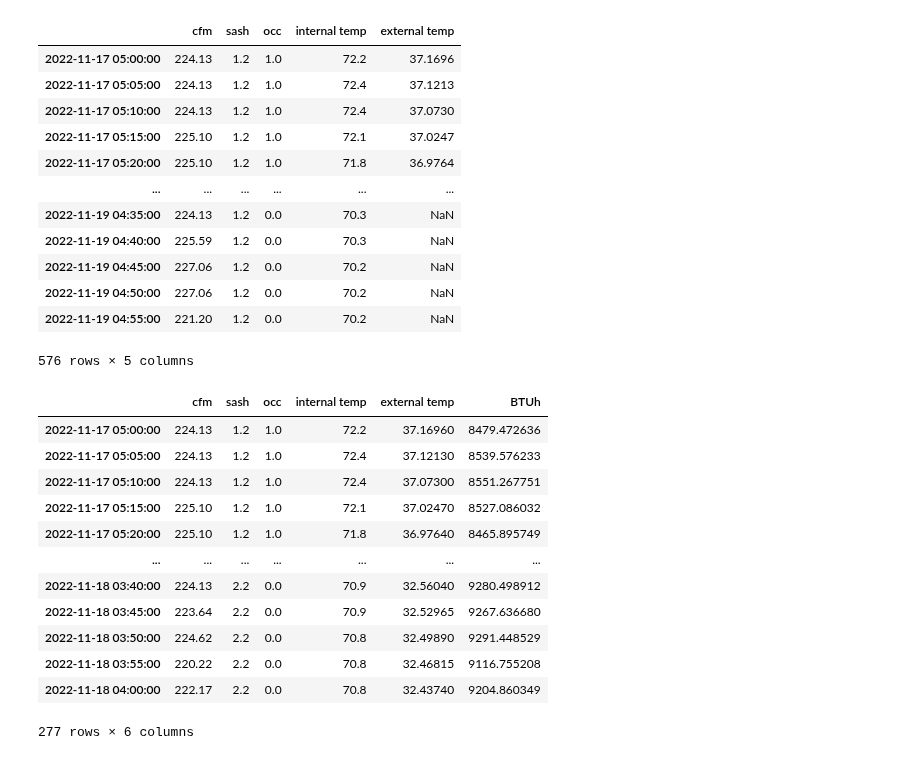
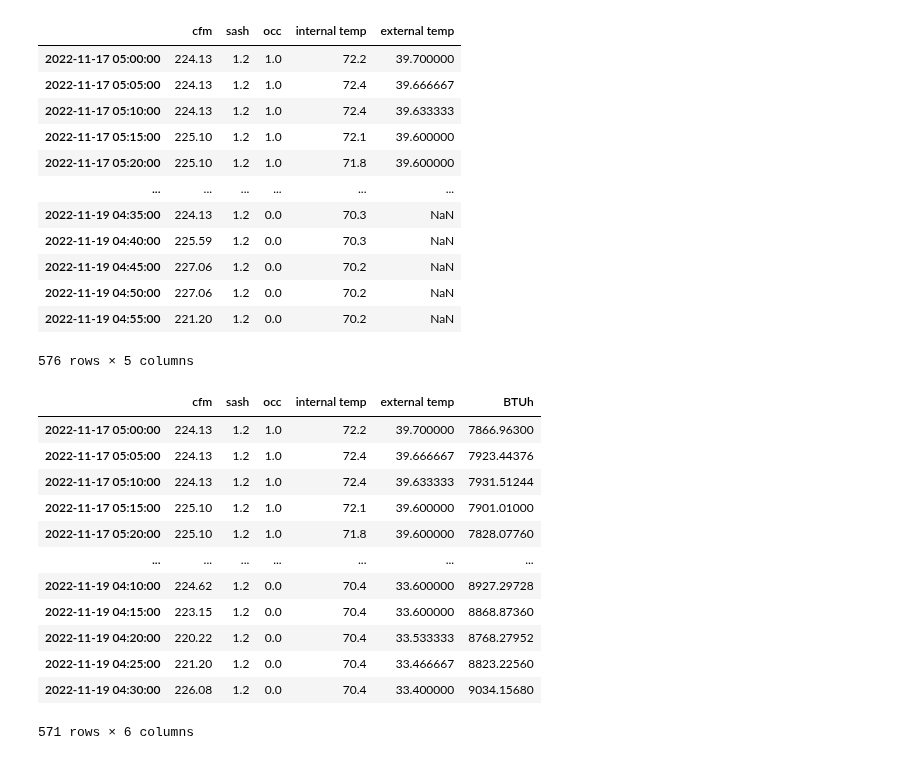
Before and after one commit to thereidfleish/fume-hood-dashboard, a Jupyter notebook: btuh.ipynb, the cells around one changed output. Saved outputs shown, nothing was run; the diff lists cells and outputs as text; code cells hidden in the pictures.

```diff
--- a/btuh.ipynb
+++ b/btuh.ipynb
@@ -152,12 +153,13 @@ def query(target_list, server, start, end):
   display(df)
 # %%
 def new_query(target_list, server, start, end):
-  external_temp_master = outside_temp(start,end)
-  print("\nExternal Temp Master ", external_temp_master)
+  #external_temp_master = outside_temp(start,end)
   cfm_master = fume_query(target_list[0],server,start,end)
   sash_master = fume_query(target_list[3],server,start,end)
   occ_master = fume_query(target_list[2],server,start,end)
   internal_temp_master = fume_query(target_list[1],server,start,end)
+  external_temp_master = fume_query(target_list[4], server, start, end)
+  print("\nExternal Temp Master ", external_temp_master)
 
   cfm_list = pd.Series(data=[i[0] for i in cfm_master], index=[i[1] for i in cfm_master])
   print("CFM List: ", cfm_list)
@@ -183,7 +185,8 @@ def new_query(target_list, server, start, end):
   print("\nExternal Temp List: ", external_temp_list)
   # external_temp_list = pd.read_csv("C:/Users/Dan/Documents/GitHub/fume-hood-dashboard/game_farm/hist.csv", index_col=0).squeeze()
   external_temp_list.index = external_temp_list.index.astype('datetime64[ns]')
-  print("\nExternal Temp List: ", external_temp_list)
+  print("\nExternal Temp List new: ", external_temp_list)
+  print("\nLength of External Temp List new: ", len(external_temp_list))
 
   # interpolating External Temperature values
   ext_temp_hr = external_temp_list.tolist()
@@ -191,18 +194,18 @@ def new_query(target_list, server, start, end):
   i = 0
   while i < (len(ext_temp_hr)-1):
     initial = ext_temp_hr[i]
-    difference = (ext_temp_hr[i+1] - initial)/12
+    difference = (ext_temp_hr[i+1] - initial)/3
     ext_temp_5 = []
-    for x in range(12):
+    for x in range(3):
       ext_temp_5.append(initial + difference*x)
-    print("\n 12 Ext Temp Values: ", ext_temp_5)
+    print("\n 3 Ext Temp Values: ", ext_temp_5)
     ext_temp = ext_temp + ext_temp_5
     i += 1
-  ext_temp = ext_temp[12:] + [ext_temp_hr[-1]]
+  ext_temp = ext_temp[3:] + [ext_temp_hr[-1]]
   print("\nList of New Ext Temp Values: ", ext_temp)
 
   # Internal Temperatures span multiple days, External Temperatures span one day
-  new_external_temp_list = pd.Series(data=ext_temp, index=[i[1] for i in internal_temp_master[:277]])
+  new_external_temp_list = pd.Series(data=ext_temp, index=[i[1] for i in internal_temp_master[:571]])
   print("\nNew External Temp List: ", new_external_temp_list)
 
   new_df = pd.concat([cfm_list, sash_list, occ_list, internal_temp_list, new_external_temp_list], axis=1)
@@ -216,11 +219,15 @@ def new_query(target_list, server, start, end):
 target_list = ["#biotech/biotech_4th_floor/fourth_floor_fume_hood_lab_spaces/lab_433_control/hoodvalve_flow/trend_log",
                "#biotech/biotech_4th_floor/fourth_floor_fume_hood_lab_spaces/lab_433_control/zone/zone_temp/trend_log",
                "#biotech/biotech_4th_floor/fourth_floor_fume_hood_lab_spaces/lab_433_control/occ_trend",
-               "#biotech/biotech_4th_floor/fourth_floor_fume_hood_lab_spaces/lab_433_control/hood_sash"]
+               "#biotech/biotech_4th_floor/fourth_floor_fume_hood_lab_spaces/lab_433_control/hood_sash",
+               "#biotech/ground_flr_mech/building_hydronic_heating_syatems/reheat_heat_exchanger/oat"]
 server = "biotech_main"
 start = str(datetime(2022, 11, 17))
 end = str(datetime(2022, 11, 18))
 
 #query(target_list,server,start,end)
 new_query(target_list,server,start,end)
+
+# Weather data:
+#   biotech_oa_conditions/temperature
 # %% [output]
@@ -244,26 +251,26 @@ Length: 277, dtype: float64
 |  | cfm | sash | occ | internal temp | external temp |
-| 2022-11-17 05:00:00 | 224.13 | 1.2 | 1.0 | 72.2 | 37.1696 |
-| 2022-11-17 05:05:00 | 224.13 | 1.2 | 1.0 | 72.4 | 37.1213 |
-| 2022-11-17 05:10:00 | 224.13 | 1.2 | 1.0 | 72.4 | 37.0730 |
-| 2022-11-17 05:15:00 | 225.10 | 1.2 | 1.0 | 72.1 | 37.0247 |
-| 2022-11-17 05:20:00 | 225.10 | 1.2 | 1.0 | 71.8 | 36.9764 |
+| 2022-11-17 05:00:00 | 224.13 | 1.2 | 1.0 | 72.2 | 39.700000 |
+| 2022-11-17 05:05:00 | 224.13 | 1.2 | 1.0 | 72.4 | 39.666667 |
+| 2022-11-17 05:10:00 | 224.13 | 1.2 | 1.0 | 72.4 | 39.633333 |
+| 2022-11-17 05:15:00 | 225.10 | 1.2 | 1.0 | 72.1 | 39.600000 |
+| 2022-11-17 05:20:00 | 225.10 | 1.2 | 1.0 | 71.8 | 39.600000 |
 | ... | ... | ... | ... | ... | ... |
 | 2022-11-19 04:35:00 | 224.13 | 1.2 | 0.0 | 70.3 | NaN |
 | 2022-11-19 04:40:00 | 225.59 | 1.2 | 0.0 | 70.3 | NaN |
 | 2022-11-19 04:45:00 | 227.06 | 1.2 | 0.0 | 70.2 | NaN |
 | 2022-11-19 04:50:00 | 227.06 | 1.2 | 0.0 | 70.2 | NaN |
 | 2022-11-19 04:55:00 | 221.20 | 1.2 | 0.0 | 70.2 | NaN |
 576 rows × 5 columns
 |  | cfm | sash | occ | internal temp | external temp | BTUh |
-| 2022-11-17 05:00:00 | 224.13 | 1.2 | 1.0 | 72.2 | 37.16960 | 8479.472636 |
-| 2022-11-17 05:05:00 | 224.13 | 1.2 | 1.0 | 72.4 | 37.12130 | 8539.576233 |
-| 2022-11-17 05:10:00 | 224.13 | 1.2 | 1.0 | 72.4 | 37.07300 | 8551.267751 |
-| 2022-11-17 05:15:00 | 225.10 | 1.2 | 1.0 | 72.1 | 37.02470 | 8527.086032 |
-| 2022-11-17 05:20:00 | 225.10 | 1.2 | 1.0 | 71.8 | 36.97640 | 8465.895749 |
+| 2022-11-17 05:00:00 | 224.13 | 1.2 | 1.0 | 72.2 | 39.700000 | 7866.96300 |
+| 2022-11-17 05:05:00 | 224.13 | 1.2 | 1.0 | 72.4 | 39.666667 | 7923.44376 |
+| 2022-11-17 05:10:00 | 224.13 | 1.2 | 1.0 | 72.4 | 39.633333 | 7931.51244 |
+| 2022-11-17 05:15:00 | 225.10 | 1.2 | 1.0 | 72.1 | 39.600000 | 7901.01000 |
+| 2022-11-17 05:20:00 | 225.10 | 1.2 | 1.0 | 71.8 | 39.600000 | 7828.07760 |
 | ... | ... | ... | ... | ... | ... | ... |
-| 2022-11-18 03:40:00 | 224.13 | 2.2 | 0.0 | 70.9 | 32.56040 | 9280.498912 |
-| 2022-11-18 03:45:00 | 223.64 | 2.2 | 0.0 | 70.9 | 32.52965 | 9267.636680 |
-| 2022-11-18 03:50:00 | 224.62 | 2.2 | 0.0 | 70.8 | 32.49890 | 9291.448529 |
-| 2022-11-18 03:55:00 | 220.22 | 2.2 | 0.0 | 70.8 | 32.46815 | 9116.755208 |
-| 2022-11-18 04:00:00 | 222.17 | 2.2 | 0.0 | 70.8 | 32.43740 | 9204.860349 |
+| 2022-11-19 04:10:00 | 224.62 | 1.2 | 0.0 | 70.4 | 33.600000 | 8927.29728 |
+| 2022-11-19 04:15:00 | 223.15 | 1.2 | 0.0 | 70.4 | 33.600000 | 8868.87360 |
+| 2022-11-19 04:20:00 | 220.22 | 1.2 | 0.0 | 70.4 | 33.533333 | 8768.27952 |
+| 2022-11-19 04:25:00 | 221.20 | 1.2 | 0.0 | 70.4 | 33.466667 | 8823.22560 |
+| 2022-11-19 04:30:00 | 226.08 | 1.2 | 0.0 | 70.4 | 33.400000 | 9034.15680 |
-277 rows × 6 columns
+571 rows × 6 columns
```
Also changed, not shown: parts of 2 cells of this notebook.
